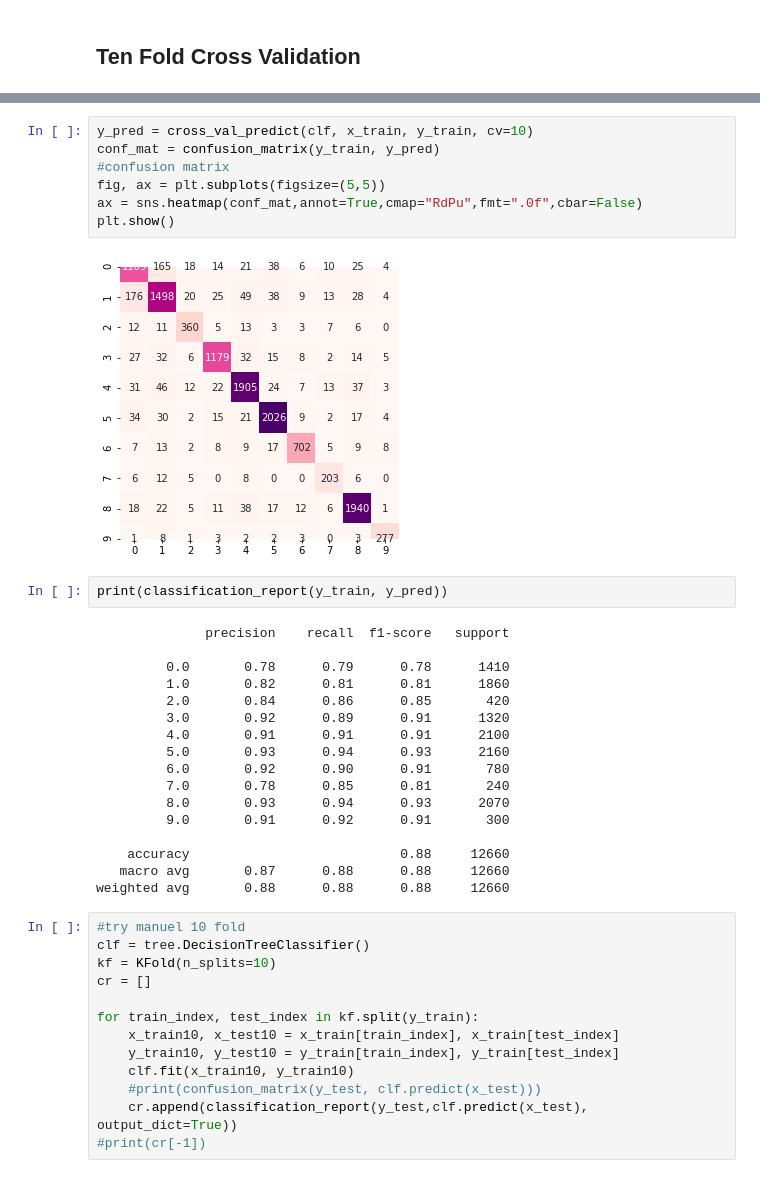
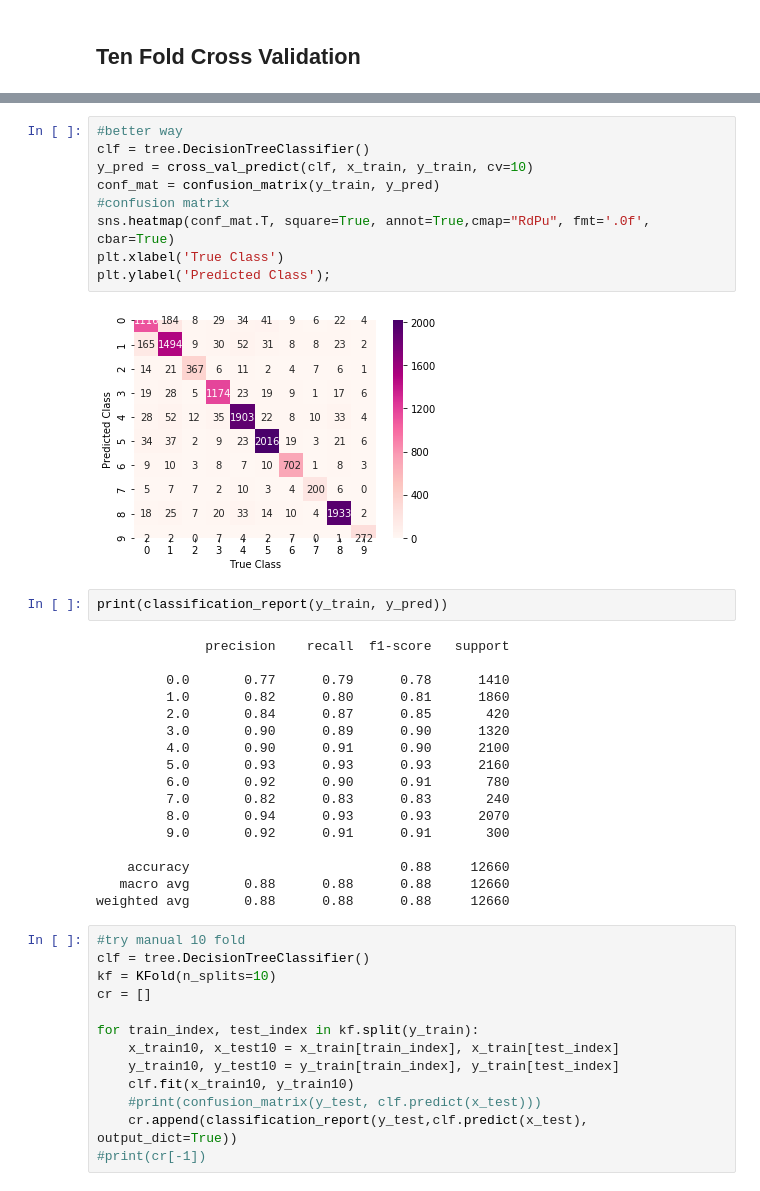
Before and after one commit to aln3/DMML_CW2_Group2, a Jupyter notebook: decisionTreeMain.ipynb, the cells around one changed output, grey strips where cells are left out. Drawn from its saved outputs; the diff is of its cells as text.

```diff
--- a/decisionTreeMain.ipynb
+++ b/decisionTreeMain.ipynb
@@ -172,33 +204,35 @@ Average F score: 0.877623475883623
 # %%
+#better way
+clf = tree.DecisionTreeClassifier()
 y_pred = cross_val_predict(clf, x_train, y_train, cv=10)
 conf_mat = confusion_matrix(y_train, y_pred)
 #confusion matrix
-fig, ax = plt.subplots(figsize=(5,5))
-ax = sns.heatmap(conf_mat,annot=True,cmap="RdPu",fmt=".0f",cbar=False)
-plt.show()
+sns.heatmap(conf_mat.T, square=True, annot=True,cmap="RdPu", fmt='.0f', cbar=True)
+plt.xlabel('True Class')
+plt.ylabel('Predicted Class');
 # %% [output]
-[figure, old version]
+[figure, new version]
 # %%
 print(classification_report(y_train, y_pred))
 # %% [output]
               precision    recall  f1-score   support
 
-         0.0       0.78      0.79      0.78      1410
-         1.0       0.82      0.81      0.81      1860
-         2.0       0.84      0.86      0.85       420
-         3.0       0.92      0.89      0.91      1320
-         4.0       0.91      0.91      0.91      2100
-         5.0       0.93      0.94      0.93      2160
+         0.0       0.77      0.79      0.78      1410
+         1.0       0.82      0.80      0.81      1860
+         2.0       0.84      0.87      0.85       420
+         3.0       0.90      0.89      0.90      1320
+         4.0       0.90      0.91      0.90      2100
+         5.0       0.93      0.93      0.93      2160
          6.0       0.92      0.90      0.91       780
-         7.0       0.78      0.85      0.81       240
-         8.0       0.93      0.94      0.93      2070
-         9.0       0.91      0.92      0.91       300
+         7.0       0.82      0.83      0.83       240
+         8.0       0.94      0.93      0.93      2070
+         9.0       0.92      0.91      0.91       300
 
     accuracy                           0.88     12660
-   macro avg       0.87      0.88      0.88     12660
+   macro avg       0.88      0.88      0.88     12660
 weighted avg       0.88      0.88      0.88     12660
 # %%
-#try manuel 10 fold
+#try manual 10 fold
 clf = tree.DecisionTreeClassifier()
 kf = KFold(n_splits=10)
 cr = []
```
Also changed, not shown: parts of 34 cells of this notebook.
